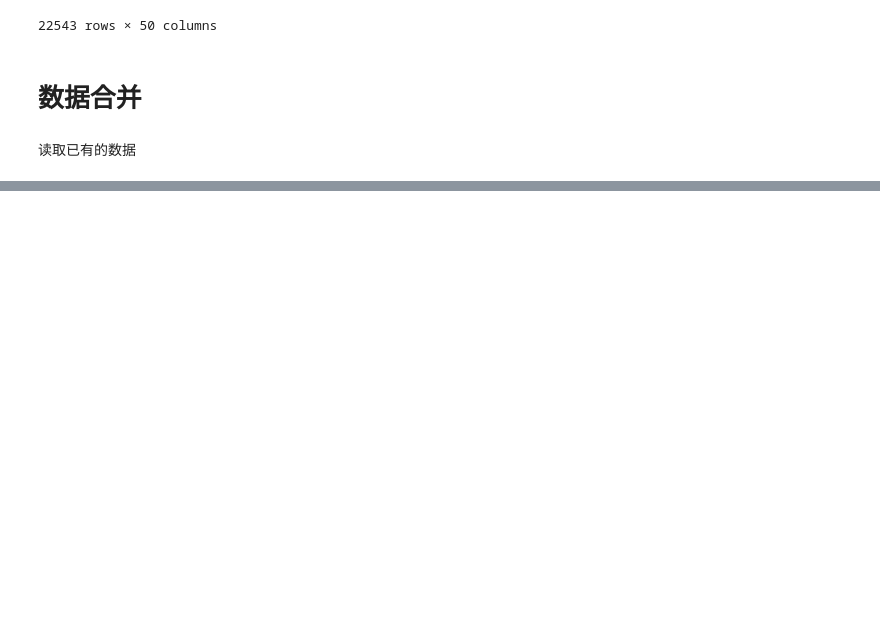
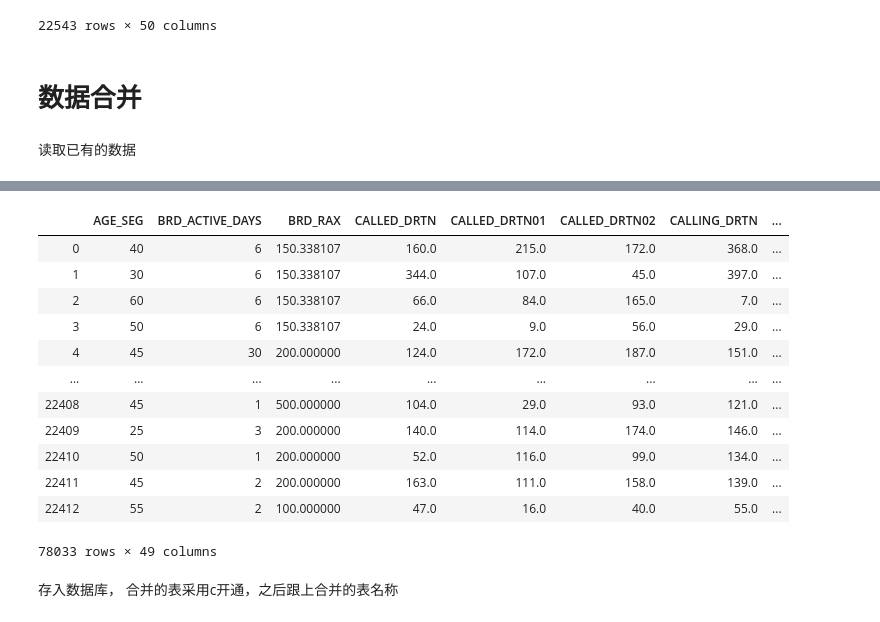
Before and after one commit to WzqProgrammer/MasterProject, a Jupyter notebook: JupyterPythonProejct/02.EasyCallProject/08.数据库服务.ipynb, the cells around one changed output, grey strips where cells are left out. Drawn from its saved outputs; the diff is of its cells as text; code cells hidden in the pictures; blank space fills up the shorter version.

```diff
--- a/JupyterPythonProejct/02.EasyCallProject/08.数据库服务.ipynb
+++ b/JupyterPythonProejct/02.EasyCallProject/08.数据库服务.ipynb
@@ -292,0 +742,2 @@ len(tags_3_list)
+# %%
+df_125_519 = pd.concat([df_1_25, df_5_19], axis=0)
@@ -292,0 +792,20 @@ len(tags_3_list)
+# %%
+df_125_519.dropna(axis=1, how='any', inplace=True)
+# %%
+df_125_519
+# %% [output]
+|  | AGE_SEG | BRD_ACTIVE_DAYS | BRD_RAX | CALLED_DRTN | CALLED_DRTN01 | CALLED_DRTN02 | CALLING_DRTN | ... |
+| 0 | 40 | 6 | 150.338107 | 160.0 | 215.0 | 172.0 | 368.0 | ... |
+| 1 | 30 | 6 | 150.338107 | 344.0 | 107.0 | 45.0 | 397.0 | ... |
+| 2 | 60 | 6 | 150.338107 | 66.0 | 84.0 | 165.0 | 7.0 | ... |
+| 3 | 50 | 6 | 150.338107 | 24.0 | 9.0 | 56.0 | 29.0 | ... |
+| 4 | 45 | 30 | 200.000000 | 124.0 | 172.0 | 187.0 | 151.0 | ... |
+| ... | ... | ... | ... | ... | ... | ... | ... | ... |
+| 22408 | 45 | 1 | 500.000000 | 104.0 | 29.0 | 93.0 | 121.0 | ... |
+| 22409 | 25 | 3 | 200.000000 | 140.0 | 114.0 | 174.0 | 146.0 | ... |
+| 22410 | 50 | 1 | 200.000000 | 52.0 | 116.0 | 99.0 | 134.0 | ... |
+| 22411 | 45 | 2 | 200.000000 | 163.0 | 111.0 | 158.0 | 139.0 | ... |
+| 22412 | 55 | 2 | 100.000000 | 47.0 | 16.0 | 40.0 | 55.0 | ... |
+78033 rows × 49 columns
+# %% [markdown]
+存入数据库， 合并的表采用c开通，之后跟上合并的表名称
```
Also changed, not shown: parts of 97 cells of this notebook, 8 other files.
